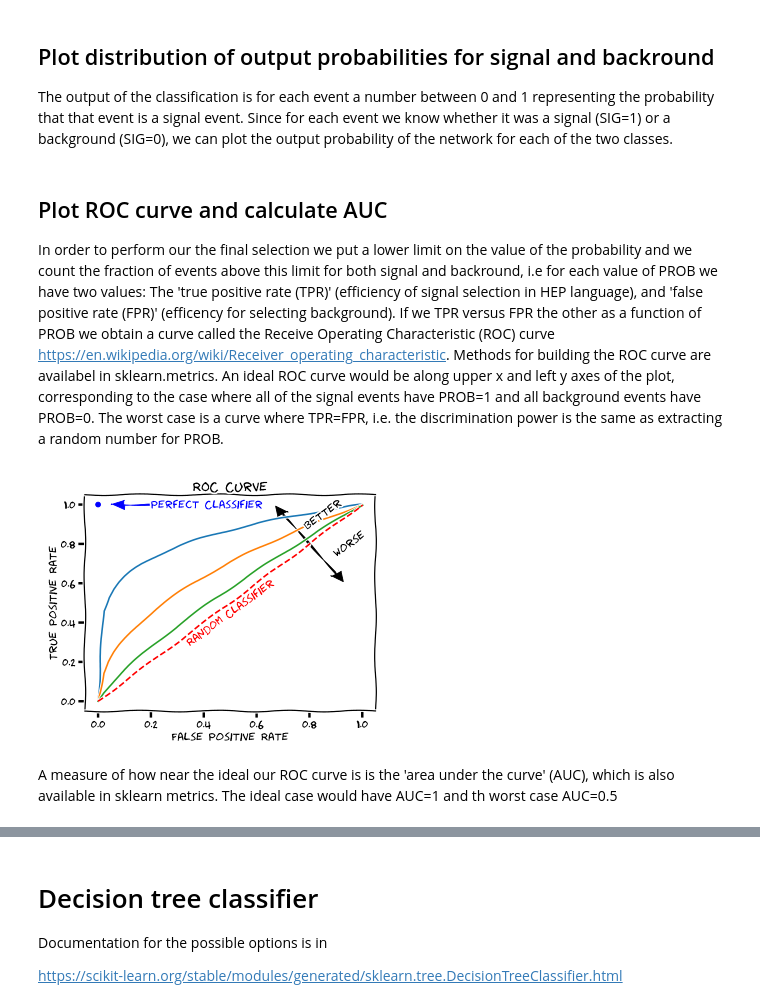
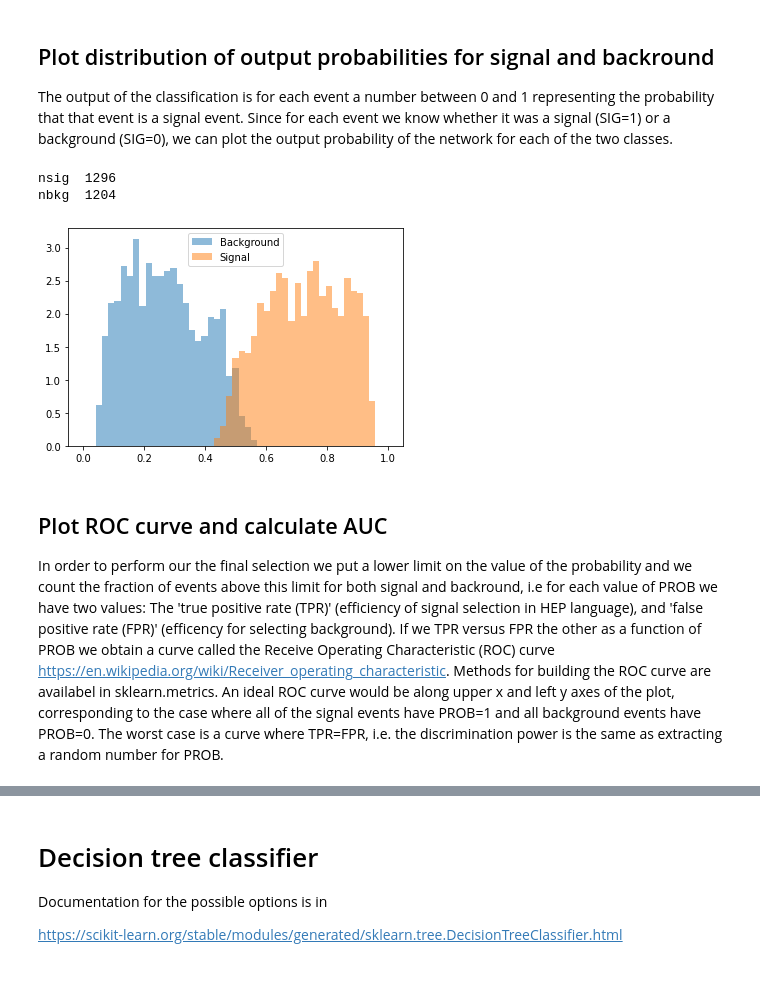
Before and after one commit to polesell/lectures, a Jupyter notebook: lectures_pv_magistrale/Lecture_3/4_test_regr.ipynb, the cells around one changed output, grey strips where cells are left out. Cells and saved outputs as stored; diff of their text form; code cells hidden in the pictures; blank space fills up the shorter version.

```diff
--- a/lectures_pv_magistrale/Lecture_3/4_test_regr.ipynb
+++ b/lectures_pv_magistrale/Lecture_3/4_test_regr.ipynb
@@ -115,31 +161,23 @@ def plothis_file(filehis, title):
 
 The output of the classification is for each event a number between 0 and 1 representing the probability that that event is a signal event. Since for each event we know whether it was a signal (SIG=1) or a background (SIG=0), we can plot the output probability of the network for each of the two classes.
 # %%
-
-def plot_prob(y_test, Ypredt):
-
-#build a dataframe with as columns the output PROB and the label (SIG)
-
-  df_test_acc = pd.DataFrame({'PROB':Ypredt[:,0]})
-  df_test_acc['SIG']=y_test
-
 # split according to the label
-  df_test_acc_bkg = df_test_acc.query('SIG==0')
-  df_test_acc_sig = df_test_acc.query('SIG==1')
-  print('nsig ',df_test_acc_sig.shape[0])
-  print('nbkg ',df_test_acc_bkg.shape[0])
-  bins = np.linspace(0, 1,50)
-  plt.hist(df_test_acc_bkg.PROB, bins, alpha=0.5, density=True, label='Background')
-  plt.hist(df_test_acc_sig.PROB, bins, alpha=0.5, density=True, label='Signal')
-  plt.legend(loc='best')
-  plt.show()
+df_test_acc_r_bkg = df_test_acc_r.query('SIG==0')
+df_test_acc_r_sig = df_test_acc_r.query('SIG==1')
+print('nsig ',df_test_acc_r_sig.shape[0])
+print('nbkg ',df_test_acc_r_bkg.shape[0])
+bins = np.linspace(0, 1,50)
+plt.hist(df_test_acc_r_bkg.PROB, bins, alpha=0.5, density=True, label='Background')
+plt.hist(df_test_acc_r_sig.PROB, bins, alpha=0.5, density=True, label='Signal')
+plt.legend(loc='best')
+plt.show()
+# %% [output]
+nsig  1296
+nbkg  1204
+[figure, added]
 # %% [markdown]
 ## Plot ROC curve and calculate AUC
 In order to perform our the final selection we put a lower limit on the value of the probability and we count the fraction of events above this limit for both signal and backround, i.e for each value of PROB we have two values: The 'true positive rate (TPR)' (efficiency of signal selection in HEP language), and 'false positive rate (FPR)' (efficency for selecting background). If we TPR versus FPR the other as a function of PROB we obtain a curve called the Receive Operating Characteristic (ROC) curve https://en.wikipedia.org/wiki/Receiver_operating_characteristic. Methods for building the ROC curve are availabel in sklearn.metrics. An ideal ROC curve would be along upper x and left y axes of the plot, corresponding to the case where all of the signal events have PROB=1 and all background events have PROB=0. The worst case is a curve where TPR=FPR, i.e. the discrimination power is the same as extracting a random number for PROB.
-
-![fig13.png](attachment:fig13.png)
-# %% [markdown]
-A measure of how near the ideal our ROC curve is is the 'area under the curve' (AUC), which is also available in sklearn metrics. The ideal case would have AUC=1 and th worst case AUC=0.5
 # %%
 from sklearn.metrics import roc_curve
 from sklearn.metrics import auc
```
Also changed, not shown: parts of 50 cells of this notebook.
